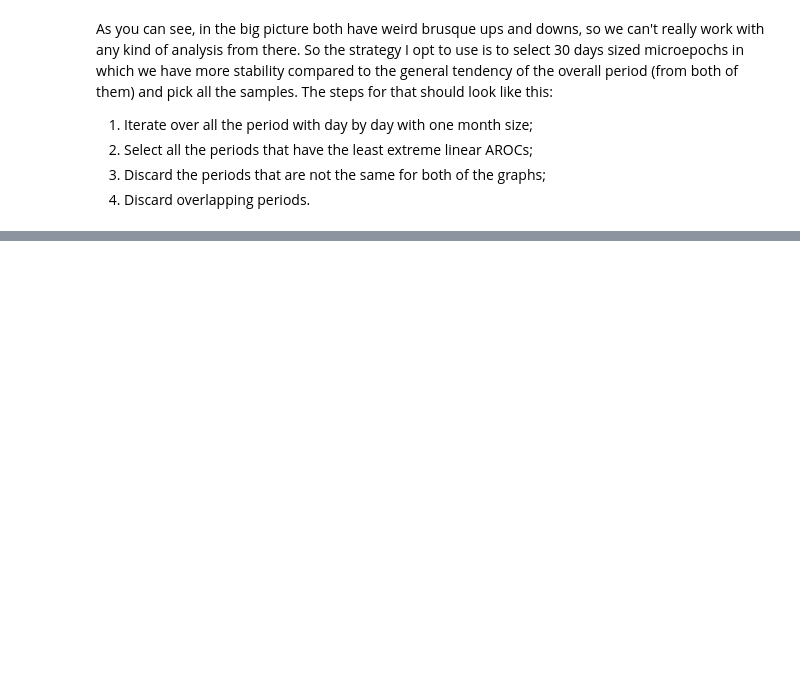
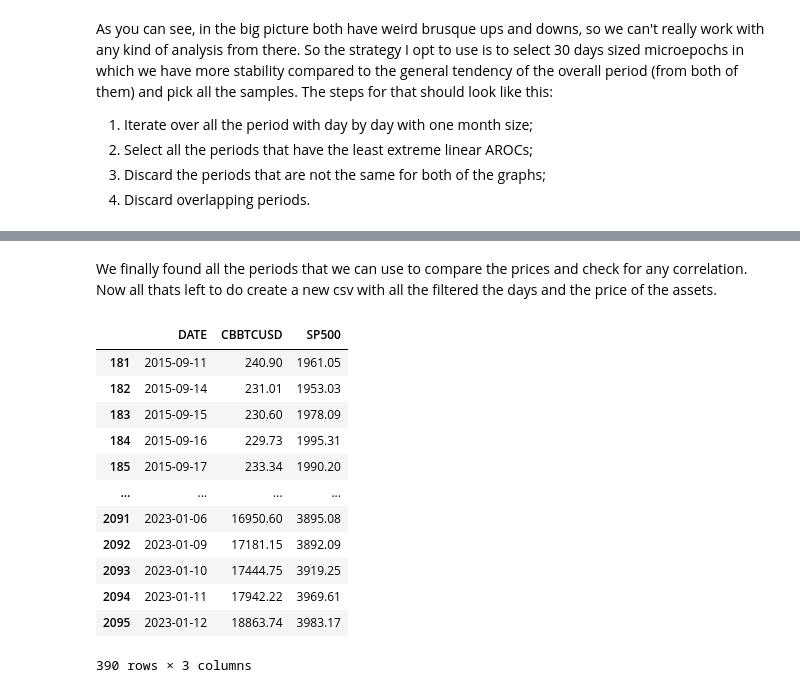
Before and after one commit to TheLastAurora/ds_scratch, a Jupyter notebook: src/extra_1.ipynb, the cells around one changed output, grey strips where cells are left out. Saved outputs shown, nothing was run; the diff lists cells and outputs as text; code cells hidden in the pictures; blank space fills up the shorter version.

```diff
--- a/src/extra_1.ipynb
+++ b/src/extra_1.ipynb
@@ -65,15 +59,17 @@ As you can see, in the big picture both have weird brusque ups and downs, so we
 # %%
 def aroc(df: pd.DataFrame) -> List:
     """Calculates the linear Average Rate of Change of Sample"""
-    period = f"{df.iloc[0, 0]} - {df.iloc[-1, 0]}"
-    aroc = (df.iloc[-1, 1:] - df.iloc[0, 1:]) / df.iloc[0, 1:]
+    period = pd.period_range(df['DATE'].iloc[0], df['DATE'].iloc[-1], freq='D')
+    first, last = df.iloc[0, 1:], df.iloc[-1, 1:]
+    aroc = 100 * (last - first) / first
     return (period, *aroc)
 
 
-def select_periods(df: pd.DataFrame, size: int = 30) -> List[pd.DataFrame]:
+def make_periods(df: pd.DataFrame, size: int = 30) -> List[pd.DataFrame]:
     """Produces and selects the periods that have the least extreme linear AROCS"""
     samples = []
-    for i in range(len(df) - size):
+    print()
+    for i, _ in df.iloc[:-size].iterrows():
         window = df.iloc[i : i + size]
         s = pd.DataFrame([window.iloc[0], window.iloc[-1]])
         samples.append(s)
@@ -83,5 +79,19 @@ def select_periods(df: pd.DataFrame, size: int = 30) -> List[pd.DataFrame]:
     return s_aroc
 
 
-select_periods(data)[0]
+def is_overlapping(pi_1, pi_2: pd.PeriodIndex) -> bool:
+    return pi_1[-1] >= pi_2[0]
+
+
+periods = make_periods(data)
+
+tol = 15.0 # Let's tolerate a max of 15% of price variation
+tol_filtered_periods = filter(lambda x: abs(x[1]) <= tol and abs(x[2]) <= tol, periods)
+periods = list(tol_filtered_periods)
+res = []
+for i, p in enumerate(periods[:-1]):
+    if not is_overlapping(p[0], periods[i+1][0]):
+        res.append(p)
+del periods
+res
 # %% [output]
@@ -90,0 +115,21 @@ select_periods(data)[0]
+# %% [markdown]
+We finally found all the periods that we can use to compare the prices and check for any correlation. Now all thats left to do create a new csv with all the filtered the days and the price of the assets.
+# %%
+filtered_dates = pd.concat([p[0].to_timestamp().to_series() for p in res])
+data = data.loc[data['DATE'].isin(filtered_dates)]
+data.to_csv('../data/FILTERED_btc_s&p.csv', index=False)
+data
+# %% [output]
+|  | DATE | CBBTCUSD | SP500 |
+| 181 | 2015-09-11 | 240.90 | 1961.05 |
+| 182 | 2015-09-14 | 231.01 | 1953.03 |
+| 183 | 2015-09-15 | 230.60 | 1978.09 |
+| 184 | 2015-09-16 | 229.73 | 1995.31 |
+| 185 | 2015-09-17 | 233.34 | 1990.20 |
+| ... | ... | ... | ... |
+| 2091 | 2023-01-06 | 16950.60 | 3895.08 |
+| 2092 | 2023-01-09 | 17181.15 | 3892.09 |
+| 2093 | 2023-01-10 | 17444.75 | 3919.25 |
+| 2094 | 2023-01-11 | 17942.22 | 3969.61 |
+| 2095 | 2023-01-12 | 18863.74 | 3983.17 |
+390 rows × 3 columns
```
Also changed, not shown: parts of 2 cells of this notebook, 1 other file.
